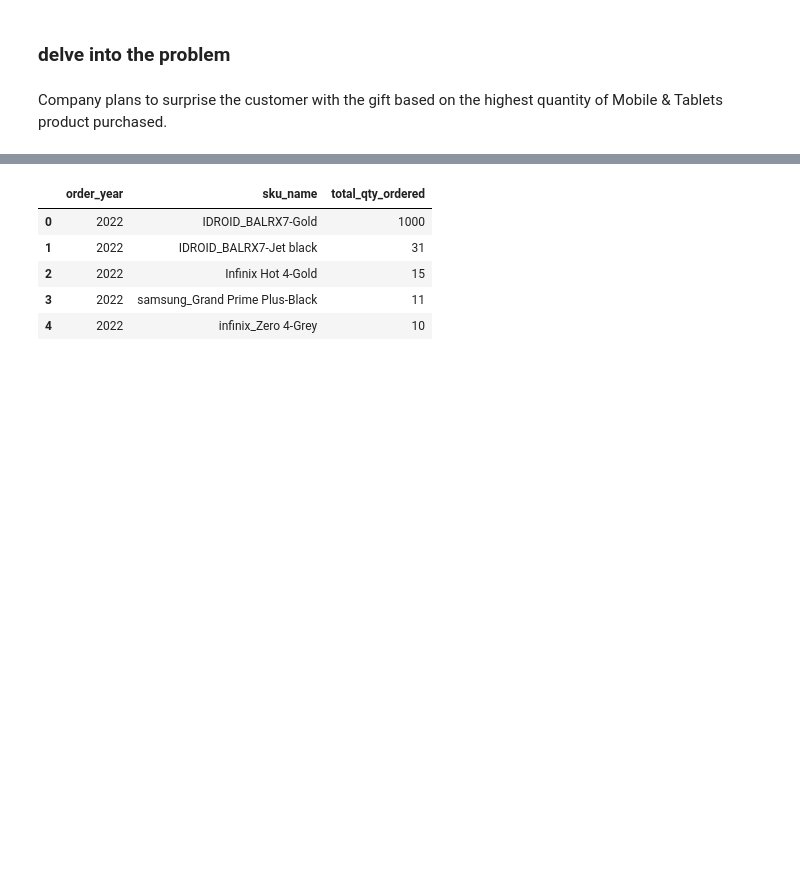
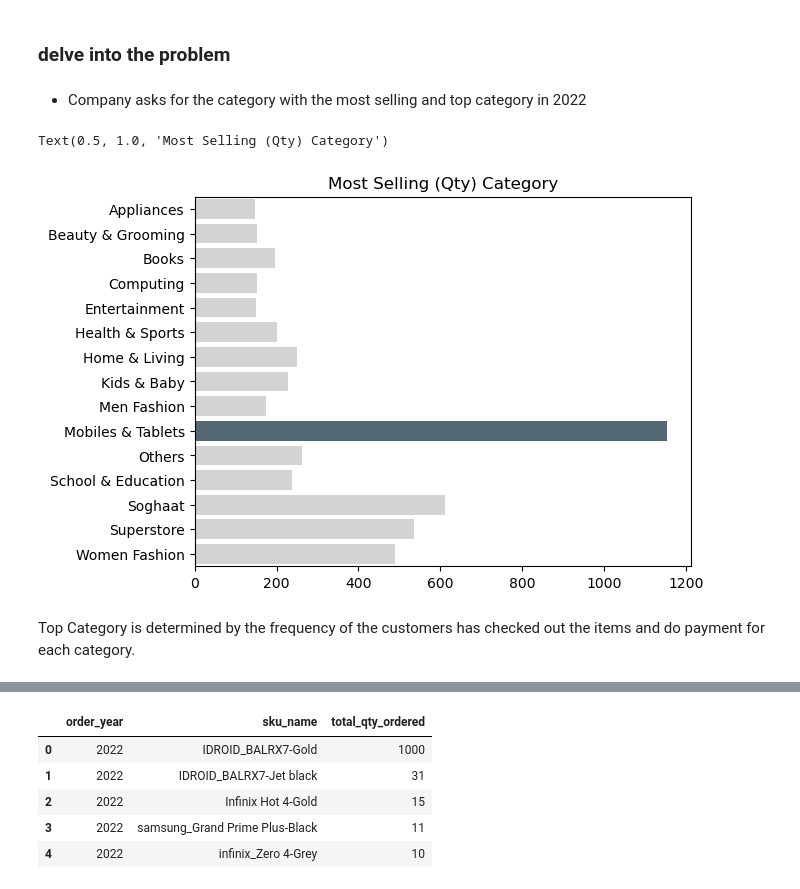
Before and after one commit to clarentcelsia/Analytics, a Jupyter notebook: ecommerce_product_sales.ipynb, the cells around one changed output, grey strips where cells are left out. Saved outputs shown, nothing was run; the diff lists cells and outputs as text; code cells hidden in the pictures; blank space fills up the shorter version.

```diff
--- a/ecommerce_product_sales.ipynb
+++ b/ecommerce_product_sales.ipynb
@@ -277,7 +306,5 @@ pd.DataFrame(columns=['features', 'type', 'n unique', 'unique'], data=list_items
 | 1 | payment_method | object | 16 | [jazzwallet, Payaxis, cod, custom... |
 # %% [markdown]
 ### delve into the problem
-# %% [markdown]
-Company plans to surprise the customer with the gift based on the highest quantity of Mobile & Tablets product purchased.
 # %%
 select_cols = ['order_date', 'sku_name', 'category', 'qty_ordered', 'is_valid']
@@ -284,0 +311,29 @@ df_select = df[select_cols]
+# %% [markdown]
+- Company asks for the category with the most selling and top category in 2022
+# %%
+df_most_selling_cat = df.loc[df.order_date.dt.year == 2022, select_cols].query('is_valid == 1').groupby(['category'])['qty_ordered'].sum()
+df_most_selling_cat = pd.DataFrame(df_most_selling_cat)
+# %%
+max_vals = max(df_most_selling_cat.qty_ordered)
+ax = sns.barplot(df_most_selling_cat, y=df_most_selling_cat.index, x=df_most_selling_cat['qty_ordered'], color='lightgray')
+
+highest_width = 0
+counter = 0
+idx = 0
+for w in ax.patches:
+    if w.get_width() > highest_width:
+        highest_width = w.get_width()
+        idx = counter
+    counter+=1
+
+ax.patches[idx].set_facecolor('#536872')
+ax.set(xlabel=None)
+ax.set(ylabel=None)
+ax.set_title('Most Selling (Qty) Category')
+# frame = plt.gca()
+# frame.axes.get_xaxis().set_visible(False)
+# %% [output]
+Text(0.5, 1.0, 'Most Selling (Qty) Category')
+[figure, added]
+# %% [markdown]
+Top Category is determined by the frequency of the customers has checked out the items and do payment for each category.
```
Also changed, not shown: parts of 66 cells of this notebook.
